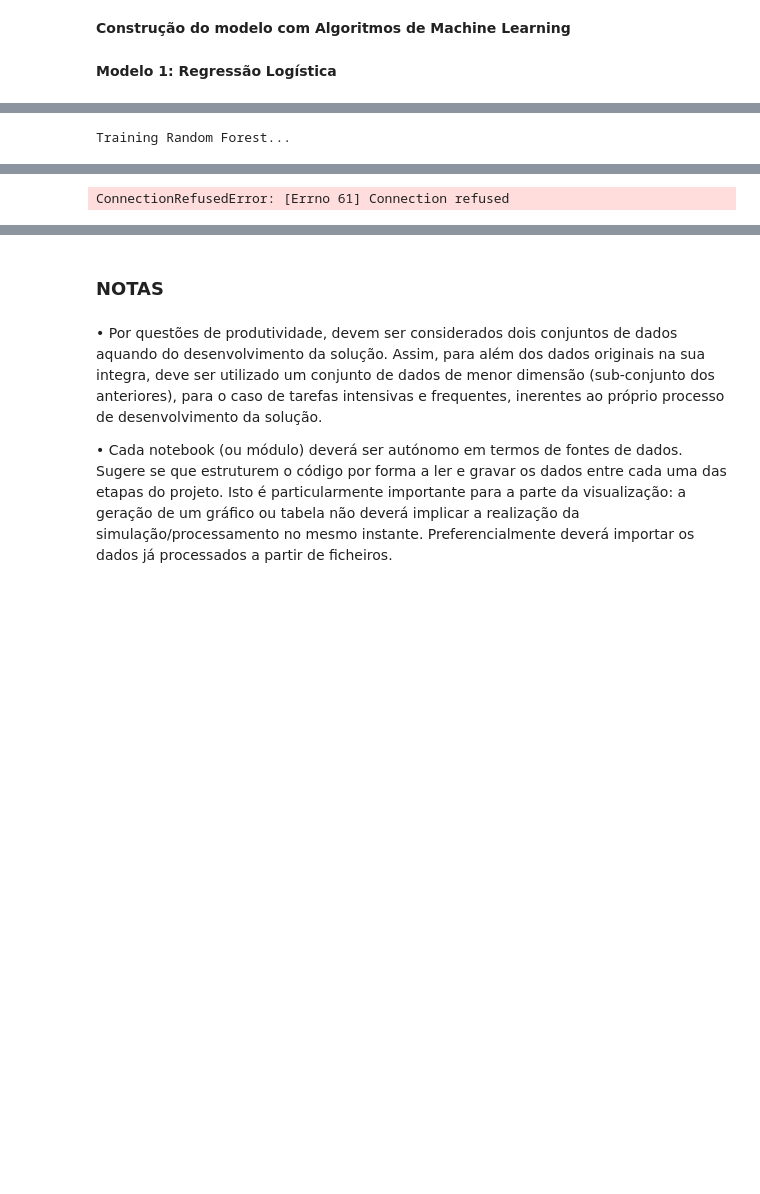
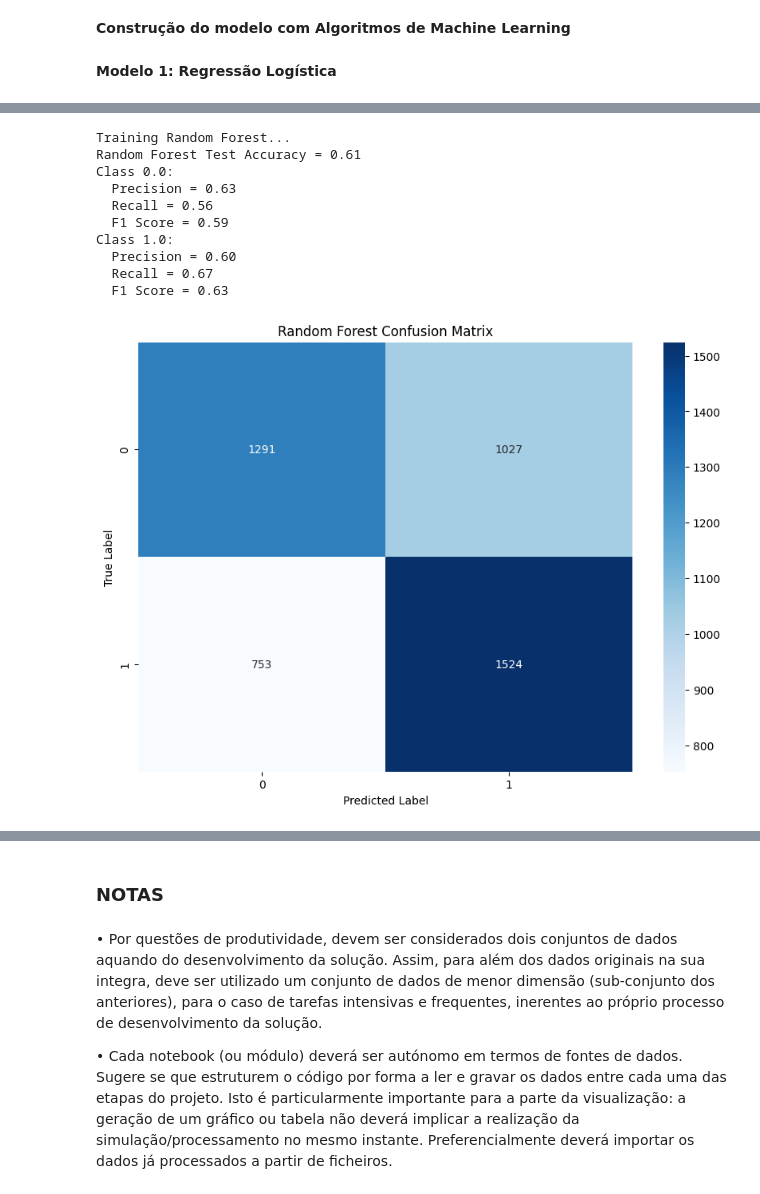
Before and after one commit to nuno5645/processamento_big_data, a Jupyter notebook: text_models.ipynb, the cells around one changed output, grey strips where cells are left out. Saved outputs shown, nothing was run; the diff lists cells and outputs as text; code cells hidden in the pictures; blank space fills up the shorter version.

```diff
--- a/text_models.ipynb
+++ b/text_models.ipynb
@@ -266,7 +262,7 @@ model_name = "Random Forest"
 print(f"Training {model_name}...")
 
 # Pipeline construction
-pipeline = Pipeline(stages=[tokenizer, remover, hashingTF, idf, model])
+pipeline = Pipeline(stages=[model])
 
 # Train the model using the training data
 trained_model = pipeline.fit(train_df)
@@ -281,30 +277,44 @@ print(f"{model_name} Test Accuracy = {accuracy:.2f}")
 
 # Calculate other metrics
 predictionAndLabels = predictions.select("prediction", "class").rdd.map(lambda row: (row[0], row[1]))
 metrics = MulticlassMetrics(predictionAndLabels)
 
 labels = predictions.select("class").distinct().collect()
 labels = [row['class'] for row in labels]
 
 for label in labels:
     precision = metrics.precision(label)
     recall = metrics.recall(label)
     f1Score = metrics.fMeasure(label)
     print(f"Class {label}:")
     print(f"  Precision = {precision:.2f}")
     print(f"  Recall = {recall:.2f}")
     print(f"  F1 Score = {f1Score:.2f}")
 
 # Create confusion matrix
 confusion_matrix = metrics.confusionMatrix().toArray()
 confusion_matrix = confusion_matrix.astype(int)
 
 # Plot confusion matrix
 plt.figure(figsize=(10, 7))
 sns.heatmap(confusion_matrix, annot=True, fmt="d", cmap="Blues")
 plt.xlabel('Predicted Label')
 plt.ylabel('True Label')
 plt.title(f'{model_name} Confusion Matrix')
 plt.show()
+
+regression_evaluator = RegressionEvaluator(labelCol="class", predictionCol="prediction", metricName="rmse")
+rmse = regression_evaluator.evaluate(predictions)
+print(f"RF Test RMSE = {rmse}")
 # %% [output]
 Training Random Forest...
+Random Forest Test Accuracy = 0.61
+Class 0.0:
+  Precision = 0.63
+  Recall = 0.56
+  F1 Score = 0.59
+Class 1.0:
+  Precision = 0.60
+  Recall = 0.67
+  F1 Score = 0.63
+[figure, added]
@@ -328,4 +322,3 @@ EOFError
-ConnectionRefusedError: [Errno 61] Connection refused
 # %%
 # Gradient-Boosted Trees Model
 model = GBTClassifier(labelCol="class")
```
Also changed, not shown: parts of 11 cells of this notebook.
